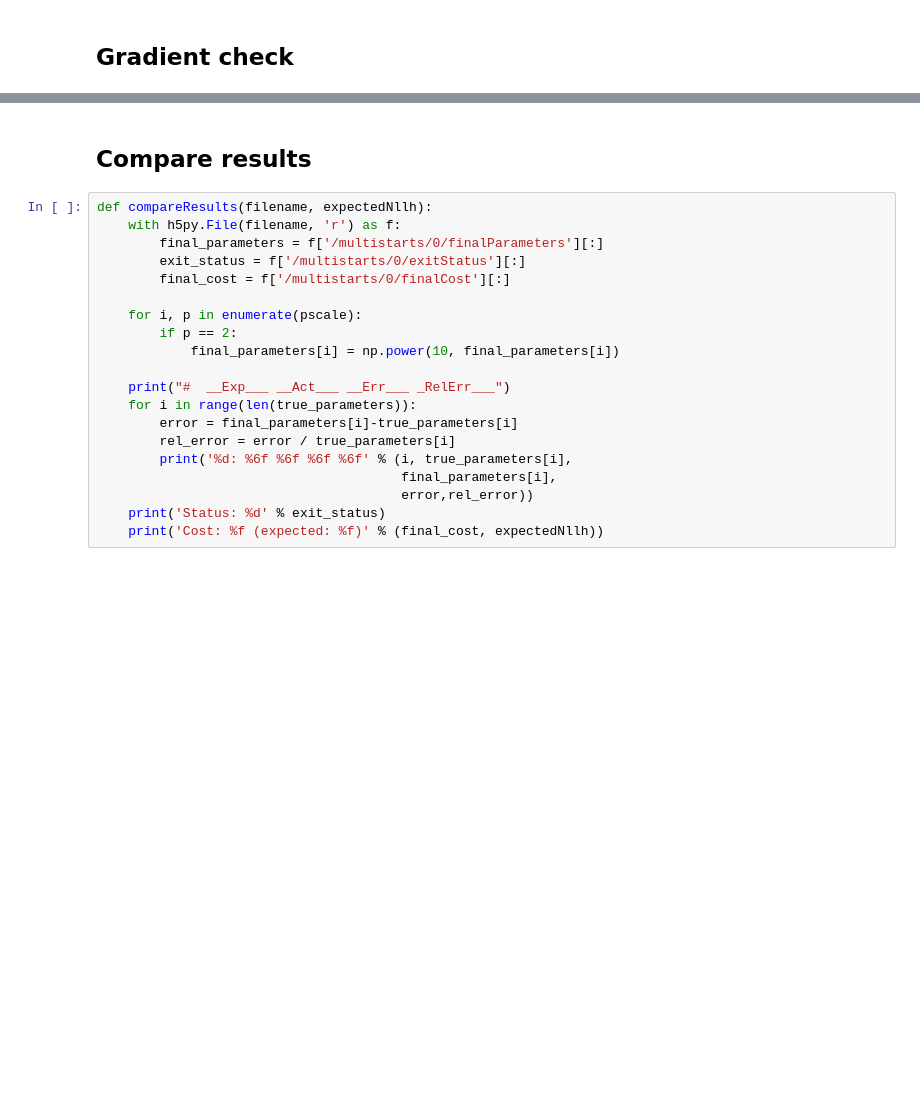
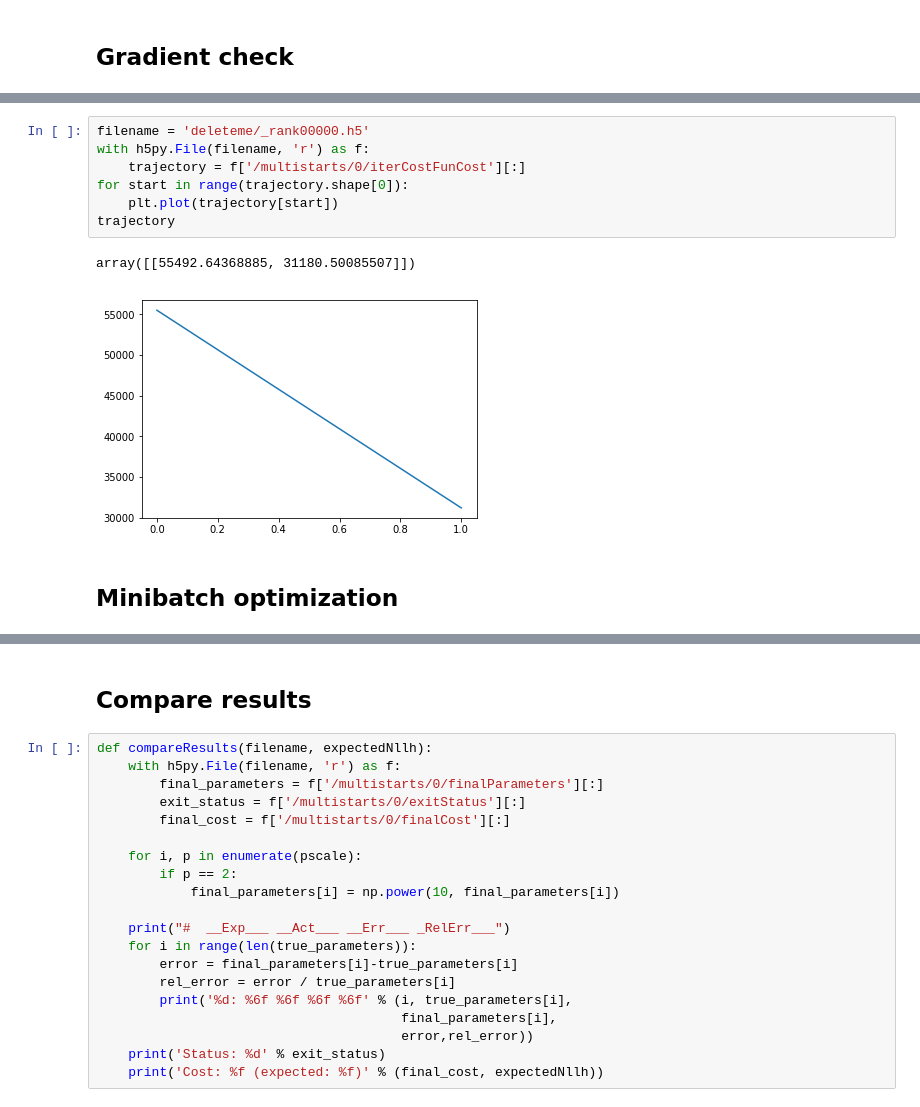
Before and after one commit to ICB-DCM/parPE, a Jupyter notebook: amici/examples/lucarelli/parpeExampleLucarelli.ipynb, the cells around one changed output, grey strips where cells are left out. Drawn from its saved outputs; the diff is of its cells as text; blank space fills up the shorter version.

Commit message:
Add minibatch optimization to notebook. Cleanup.

```diff
--- a/amici/examples/lucarelli/parpeExampleLucarelli.ipynb
+++ b/amici/examples/lucarelli/parpeExampleLucarelli.ipynb
@@ -384 +472,13 @@ with h5py.File(hdf5File, 'r+') as f:
+# %%
+filename = 'deleteme/_rank00000.h5'
+with h5py.File(filename, 'r') as f:
+    trajectory = f['/multistarts/0/iterCostFunCost'][:]
+for start in range(trajectory.shape[0]):
+    plt.plot(trajectory[start])
+trajectory
+# %% [output]
+array([[55492.64368885, 31180.50085507]])
+[figure, added]
+# %% [markdown]
+## Minibatch optimization
 # %%
```
Also changed, not shown: parts of 13 cells of this notebook.
